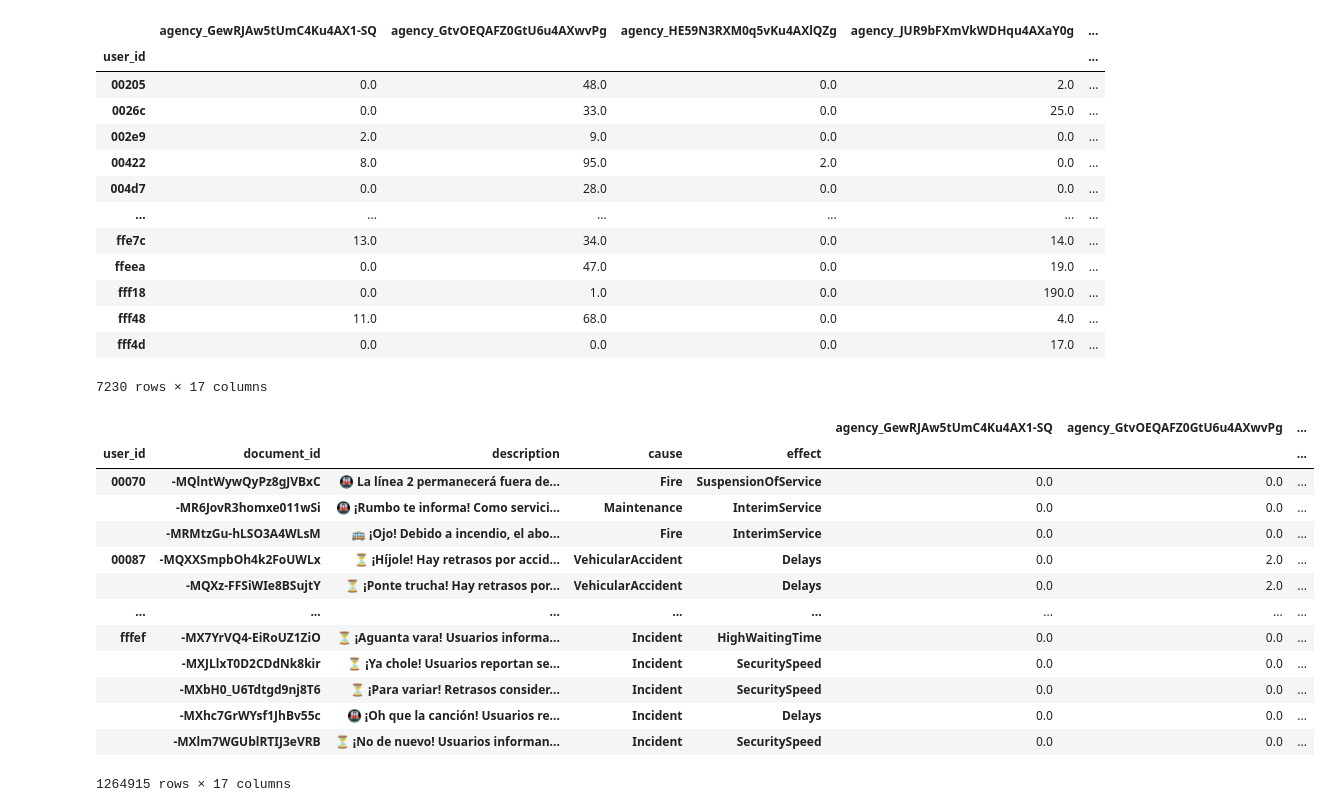
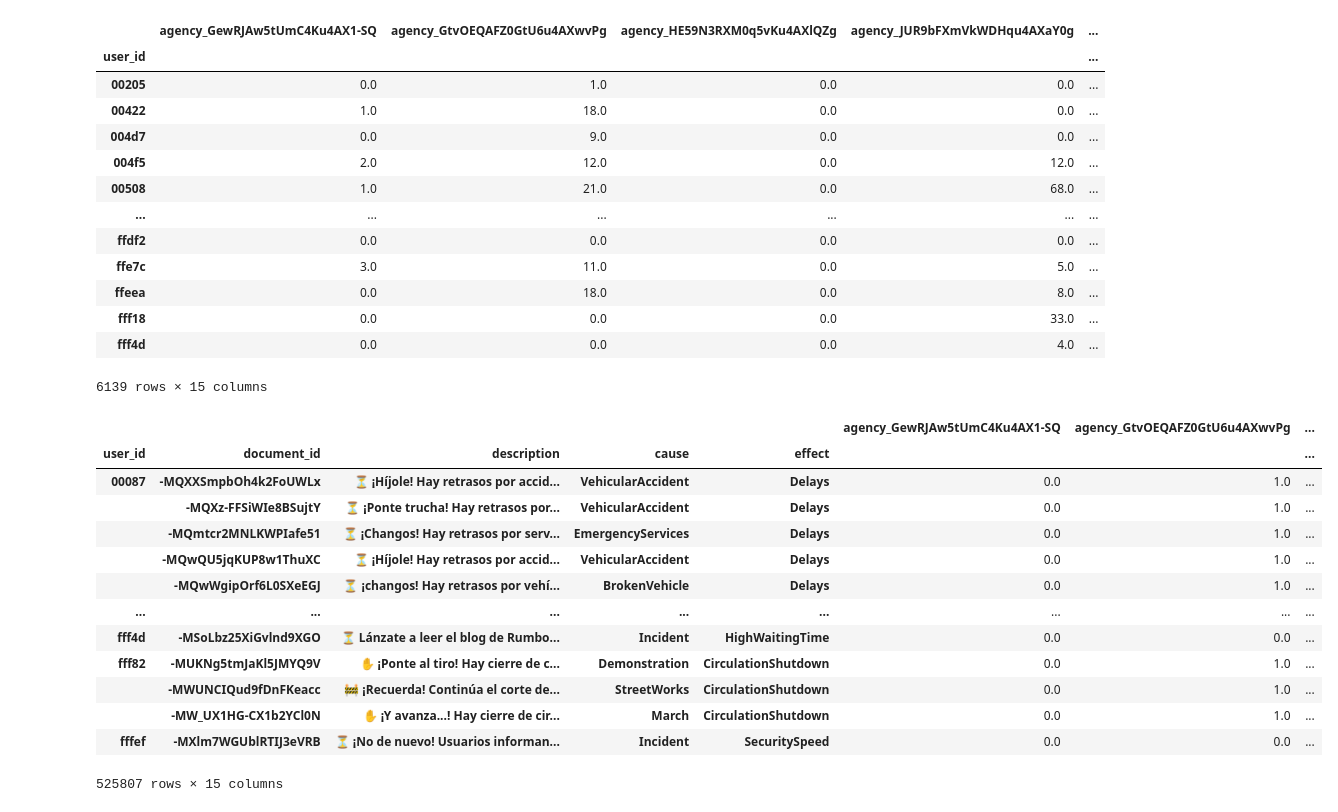
Before and after one commit to ComMutants/Capstone-WIMT, a Jupyter notebook: notebooks/CHRIS_EDA.ipynb, the cells around one changed output. Cells and saved outputs as stored; diff of their text form; code cells hidden in the pictures.

```diff
--- a/notebooks/CHRIS_EDA.ipynb
+++ b/notebooks/CHRIS_EDA.ipynb
@@ -19,9 +19,16 @@ export_df["event_timestamp"]=pd.to_datetime(export_df["event_timestamp"]*1000, u
 export_df["notif_viewed_ontime"]=list(map(lambda x,y,z: '' if x=="notification_received" else (1 if y < z else 0), export_df["event_name"], export_df["event_timestamp"],export_df["closed_at"])) #1 if the user view it on time  0 if not  and null if hasnt yet seen it
 # %%
 export_df['notif_reaction'] = np.where(export_df["notif_viewed_ontime"] == '', 0, 1) #0 if no reaction 1 if have reacted
-#export_df["notif_viewed_ontime"].fillna(0, inplace= True)
-export_df["notif_viewed_ontime"]=export_df["notif_viewed_ontime"].replace('',0)# hasnt seen it transformed in no reaction
+export_df.drop(export_df[export_df.notif_viewed_ontime ==''].index , inplace=True)
+export_df.reset_index(drop=True, inplace=True)
 # %%
 export_df["reaction_time"]=list(map(lambda x,y,z,w: y-z
 if (x==1 and y>z) else (y-w if (x==1 and y>w) else 0),
 export_df["notif_viewed_ontime"],export_df["event_timestamp"],export_df["published_at"],export_df["created_at"]))
+# %%
+active_df=export_df[export_df["notif_viewed_ontime"]==1].reset_index(drop=True)
+unactive_df=export_df[export_df["notif_viewed_ontime"]==0].reset_index(drop=True)
+active_df.drop('notif_viewed_ontime', axis=1, inplace=True)
+unactive_df.drop('notif_viewed_ontime', axis=1, inplace=True)
+pd.set_option('display.max_columns', None)
+unactive_df
@@ -28,4 +69,4 @@ export_df["notif_viewed_ontime"],export_df["event_timestamp"],export_df["publish
 # %%
-export_df.loc[export_df['event_name'].isin(['notification_opened', 'notification_view_alternatives' ,  'notification_share']),'opened']= 1
-export_df.loc[export_df['event_name'].isin(['notification_received', 'notification_dismiss']),'opened']= 0
-export_df['opened']=export_df['opened'].astype(int)
+active_df.loc[active_df['event_name'].isin(['notification_opened', 'notification_view_alternatives' ,  'notification_share']),'opened']= 1
+active_df.loc[active_df['event_name'].isin(['notification_received', 'notification_dismiss']),'opened']= 0
+active_df['opened']=active_df['opened'].astype(int)
@@ -227,41 +216,40 @@ gpbyuser_unactive
 # %%
-gpbyuser_active= gpbyuser2.loc[gpbyuser2['opened_rate']> 0.0000001]
-gpbyuser_active
+gpbyuser_openers= gpbyuser2.loc[gpbyuser2['opened_rate']> 0]
+gpbyuser_openers
 # %% [output]
 |  | agency_GewRJAw5tUmC4Ku4AX1-SQ | agency_GtvOEQAFZ0GtU6u4AXwvPg | agency_HE59N3RXM0q5vKu4AXlQZg | agency_JUR9bFXmVkWDHqu4AXaY0g | ... |
 | user_id |  |  |  |  | ... |
-| 00205 | 0.0 | 48.0 | 0.0 | 2.0 | ... |
-| 0026c | 0.0 | 33.0 | 0.0 | 25.0 | ... |
-| 002e9 | 2.0 | 9.0 | 0.0 | 0.0 | ... |
-| 00422 | 8.0 | 95.0 | 2.0 | 0.0 | ... |
-| 004d7 | 0.0 | 28.0 | 0.0 | 0.0 | ... |
+| 00205 | 0.0 | 1.0 | 0.0 | 0.0 | ... |
+| 00422 | 1.0 | 18.0 | 0.0 | 0.0 | ... |
+| 004d7 | 0.0 | 9.0 | 0.0 | 0.0 | ... |
+| 004f5 | 2.0 | 12.0 | 0.0 | 12.0 | ... |
+| 00508 | 1.0 | 21.0 | 0.0 | 68.0 | ... |
 | ... | ... | ... | ... | ... | ... |
-| ffe7c | 13.0 | 34.0 | 0.0 | 14.0 | ... |
-| ffeea | 0.0 | 47.0 | 0.0 | 19.0 | ... |
-| fff18 | 0.0 | 1.0 | 0.0 | 190.0 | ... |
-| fff48 | 11.0 | 68.0 | 0.0 | 4.0 | ... |
-| fff4d | 0.0 | 0.0 | 0.0 | 17.0 | ... |
+| ffdf2 | 0.0 | 0.0 | 0.0 | 0.0 | ... |
+| ffe7c | 3.0 | 11.0 | 0.0 | 5.0 | ... |
+| ffeea | 0.0 | 18.0 | 0.0 | 8.0 | ... |
+| fff18 | 0.0 | 0.0 | 0.0 | 33.0 | ... |
+| fff4d | 0.0 | 0.0 | 0.0 | 4.0 | ... |
-7230 rows × 17 columns
+6139 rows × 15 columns
 # %%
-gpbyusera= export_df.groupby( by= ['user_id','document_id', 'description','cause', 'effect'])
+gpbyusera= active_df.groupby( by= ['user_id','document_id', 'description','cause', 'effect'])
 #gpbyincident= export_df.groupby( by= ['document_id', 'description','cause', 'effect'])
 gpbyusera2=gpbyusera.sum()
 gpbyusera2['count'] = gpbyusera.size()
 gpbyusera2['opened_rate'] = gpbyusera2['opened']/gpbyusera2['count']
-gpbyusera2['ontimereaction_rate'] = gpbyusera2["notif_viewed_ontime"]/gpbyusera2['count']
 gpbyusera2
 # %% [output]
 |  |  |  |  |  | agency_GewRJAw5tUmC4Ku4AX1-SQ | agency_GtvOEQAFZ0GtU6u4AXwvPg | ... |
 | user_id | document_id | description | cause | effect |  |  | ... |
-| 00070 | -MQlntWywQyPz8gJVBxC | 🚇 La línea 2 permanecerá fuera de... | Fire | SuspensionOfService | 0.0 | 0.0 | ... |
-|  | -MR6JovR3homxe011wSi | 🚇 ¡Rumbo te informa! Como servici... | Maintenance | InterimService | 0.0 | 0.0 | ... |
-|  | -MRMtzGu-hLSO3A4WLsM | 🚌 ¡Ojo! Debido a incendio, el abo... | Fire | InterimService | 0.0 | 0.0 | ... |
-| 00087 | -MQXXSmpbOh4k2FoUWLx | ⏳ ¡Híjole! Hay retrasos por accid... | VehicularAccident | Delays | 0.0 | 2.0 | ... |
-|  | -MQXz-FFSiWIe8BSujtY | ⏳ ¡Ponte trucha! Hay retrasos por... | VehicularAccident | Delays | 0.0 | 2.0 | ... |
+| 00087 | -MQXXSmpbOh4k2FoUWLx | ⏳ ¡Híjole! Hay retrasos por accid... | VehicularAccident | Delays | 0.0 | 1.0 | ... |
+|  | -MQXz-FFSiWIe8BSujtY | ⏳ ¡Ponte trucha! Hay retrasos por... | VehicularAccident | Delays | 0.0 | 1.0 | ... |
+|  | -MQmtcr2MNLKWPIafe51 | ⏳ ¡Changos! Hay retrasos por serv... | EmergencyServices | Delays | 0.0 | 1.0 | ... |
+|  | -MQwQU5jqKUP8w1ThuXC | ⏳ ¡Híjole! Hay retrasos por accid... | VehicularAccident | Delays | 0.0 | 1.0 | ... |
+|  | -MQwWgipOrf6L0SXeEGJ | ⏳ ¡changos! Hay retrasos por vehí... | BrokenVehicle | Delays | 0.0 | 1.0 | ... |
 | ... | ... | ... | ... | ... | ... | ... | ... |
-| fffef | -MX7YrVQ4-EiRoUZ1ZiO | ⏳ ¡Aguanta vara! Usuarios informa... | Incident | HighWaitingTime | 0.0 | 0.0 | ... |
-|  | -MXJLlxT0D2CDdNk8kir | ⏳ ¡Ya chole! Usuarios reportan se... | Incident | SecuritySpeed | 0.0 | 0.0 | ... |
-|  | -MXbH0_U6Tdtgd9nj8T6 | ⏳ ¡Para variar! Retrasos consider... | Incident | SecuritySpeed | 0.0 | 0.0 | ... |
-|  | -MXhc7GrWYsf1JhBv55c | 🚇 ¡Oh que la canción! Usuarios re... | Incident | Delays | 0.0 | 0.0 | ... |
-|  | -MXlm7WGUblRTIJ3eVRB | ⏳ ¡No de nuevo! Usuarios informan... | Incident | SecuritySpeed | 0.0 | 0.0 | ... |
+| fff4d | -MSoLbz25XiGvlnd9XGO | ⏳ Lánzate a leer el blog de Rumbo... | Incident | HighWaitingTime | 0.0 | 0.0 | ... |
+| fff82 | -MUKNg5tmJaKl5JMYQ9V | ✋ ¡Ponte al tiro! Hay cierre de c... | Demonstration | CirculationShutdown | 0.0 | 1.0 | ... |
+|  | -MWUNCIQud9fDnFKeacc | 🚧 ¡Recuerda! Continúa el corte de... | StreetWorks | CirculationShutdown | 0.0 | 1.0 | ... |
+|  | -MW_UX1HG-CX1b2YCl0N | ✋ ¡Y avanza...! Hay cierre de cir... | March | CirculationShutdown | 0.0 | 1.0 | ... |
+| fffef | -MXlm7WGUblRTIJ3eVRB | ⏳ ¡No de nuevo! Usuarios informan... | Incident | SecuritySpeed | 0.0 | 0.0 | ... |
-1264915 rows × 17 columns
+525807 rows × 15 columns
```
Also changed, not shown: parts of 13 cells of this notebook.
